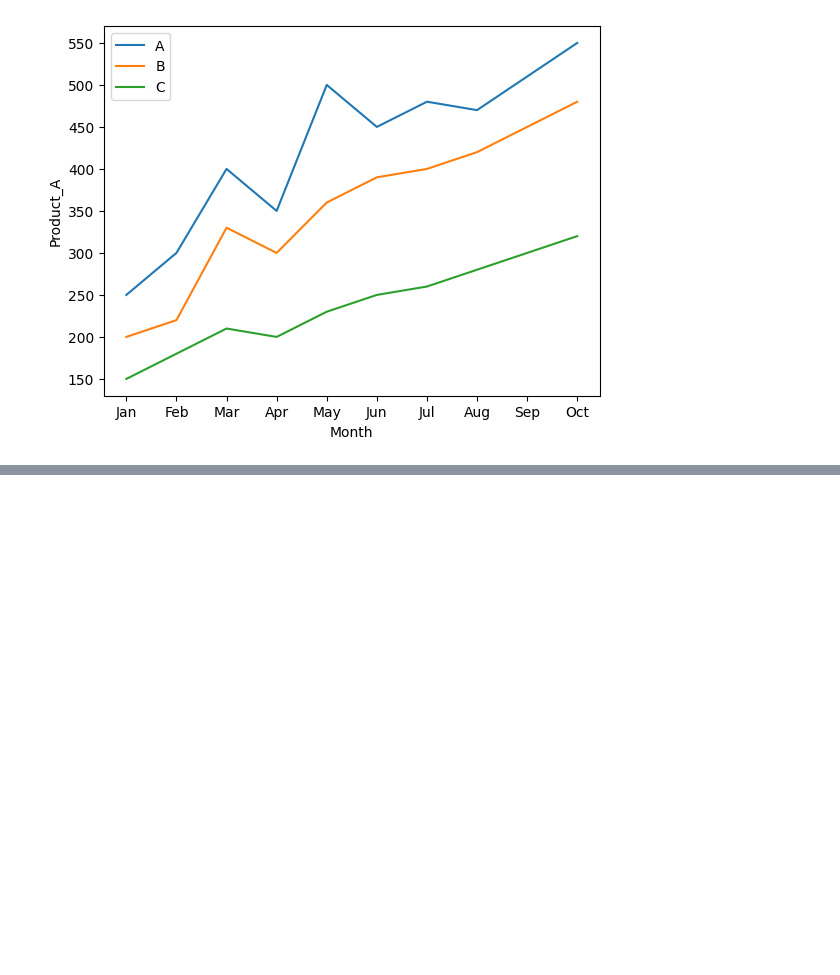
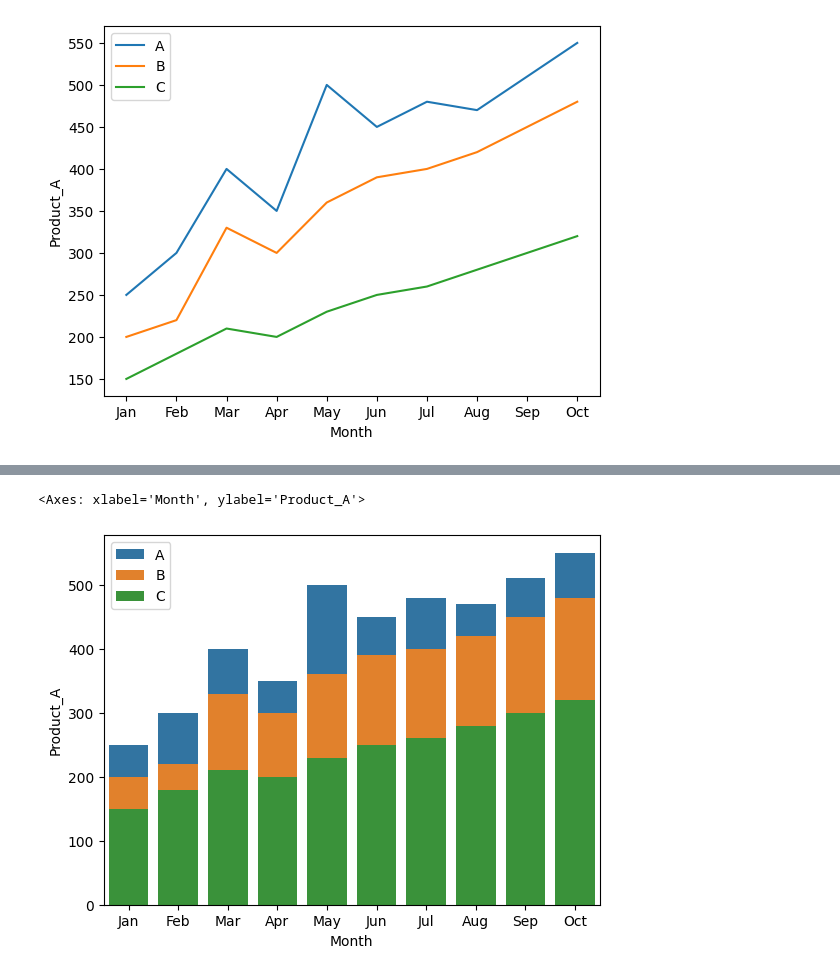
Before and after one commit to Ayan282/colab, a Jupyter notebook: seaborn_colab.ipynb, the cells around one changed output, grey strips where cells are left out. Saved outputs shown, nothing was run; the diff lists cells and outputs as text; code cells hidden in the pictures; blank space fills up the shorter version.

```diff
--- a/seaborn_colab.ipynb
+++ b/seaborn_colab.ipynb
@@ -67,0 +73,7 @@ plt.legend()
+# %%
+sns.barplot(x="Month",y="Product_A",label="A",data=sd)
+sns.barplot(x="Month",y="Product_B",label="B",data=sd)
+sns.barplot(x="Month",y="Product_C",label="C",data=sd)
+# %% [output]
+<Axes: xlabel='Month', ylabel='Product_A'>
+[figure, added]
```
Also changed, not shown: parts of 11 cells of this notebook.
